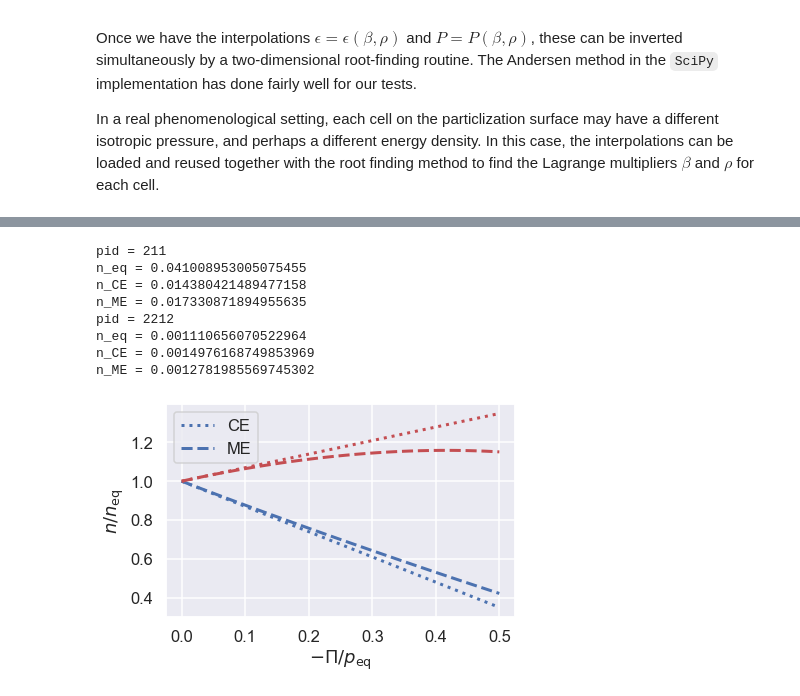
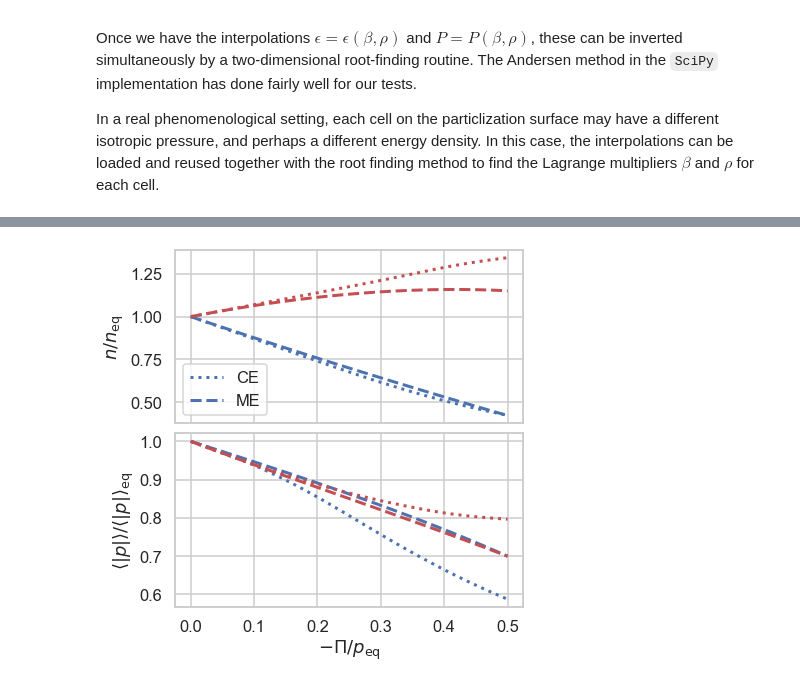
Before and after one commit to derekeverett/max_entropy_match, a Jupyter notebook: Solving_Energy_Pressure.ipynb, the cells around one changed output, grey strips where cells are left out. Saved outputs shown, nothing was run; the diff lists cells and outputs as text; code cells hidden in the pictures.

```diff
--- a/Solving_Energy_Pressure.ipynb
+++ b/Solving_Energy_Pressure.ipynb
@@ -26,6 +26,7 @@ import numpy as np
 import dill
 import pandas as pd
 sns.set()
+sns.set_style('whitegrid')
 sns.set_context('talk')
 # %% [markdown]
 ## The cell below constructs the grid of energy density and pressure
@@ -395,26 +437,3 @@ plt.show()
-# %%
-for ipid, pid in enumerate(pid_plot):
-    m  = species_dict[pid]['mass']
-    sign  = species_dict[pid]['sign']
-    degen = species_dict[pid]['degen']
-
-    n_eq0 = n(beta_sw, 0., m, sign)
-    n_ME0 = n(beta_soln, rho_soln, m, sign)
-    n_CE0 = n_CE(beta_sw, bulk_Pi_sw, beta_Pi0, F0, m, sign)
-
-    print("pid = " + str(pid))
-    print("n_eq = " + str(n_eq0))
-    print("n_CE = " + str(n_CE0))
-    print("n_ME = " + str(n_ME0))
-# %% [output]
-pid = 211
-n_eq = 0.041008953005075455
-n_CE = 0.014380421489477158
-n_ME = 0.017330871894955635
-pid = 2212
-n_eq = 0.001110656070522964
-n_CE = 0.0014976168749853969
-n_ME = 0.0012781985569745302
 # %%
 #let's compute the particle densities as a function of bulk pressure
 first_guess = [7.0, 0.]
@@ -423,6 +442,8 @@ guess = first_guess
 n_CE_ratio = {}
 n_ME_ratio = {}
 
+mean_p_ME_ratio = {}
+mean_p_CE_ratio = {}
 
 R_Pi_grid = np.linspace(0., 0.5, 50)
 
@@ -431,9 +452,17 @@ for ipid, pid in enumerate(pid_plot):
     sign  = species_dict[pid]['sign']
     degen = species_dict[pid]['degen']
 
-    n_eq_arr = []
+    #densities
     n_CE_arr = []
     n_ME_arr = []
+    #mean |p|
+    mean_p_ME_arr = []
+    mean_p_CE_arr = []
+
+    n_eq0 = n(beta_sw, 0., m, sign)
+    mean_p_eq0 = mean_p(beta_sw, 0., m, sign)
+    c_eq = mean_p_eq0 / n_eq0 # has units of GeV, but is this really what we want to plot???
+
     for R_Pi_inv in R_Pi_grid:
         bulk_Pi_sw = -R_Pi_inv * p_sw
         P0_sw = p_sw + bulk_Pi_sw
@@ -443,29 +472,46 @@ for ipid, pid in enumerate(pid_plot):
         #update guess for next step
         guess = [beta_soln, rho_soln]
 
-        n_eq0 = n(beta_sw, 0., m, sign)
         n_ME_arr.append( n(beta_soln, rho_soln, m, sign) / n_eq0 )
         n_CE_arr.append( n_CE(beta_sw, bulk_Pi_sw, beta_Pi0, F0, m, sign) / n_eq0 )
 
+        c_ME = mean_p(beta_soln, rho_soln, m, sign) / n(beta_soln, rho_soln, m, sign)
+        c_CE = mean_p_CE(beta_sw, bulk_Pi_sw, beta_Pi0, F0, m, sign) / n_CE(beta_sw, bulk_Pi_sw, beta_Pi0, F0, m, sign)
+
+        mean_p_ME_arr.append( c_ME / c_eq )
+        mean_p_CE_arr.append( c_CE / c_eq )
+
     n_CE_ratio[pid] = n_CE_arr
     n_ME_ratio[pid] = n_ME_arr
+
+    mean_p_CE_ratio[pid] = mean_p_CE_arr
+    mean_p_ME_ratio[pid] = mean_p_ME_arr
 # %%
+fig, axes = plt.subplots(2, 1, figsize=(6, 6), sharex=True)
+
 for ipid, pid in enumerate(pid_plot):
     if ipid == 0:
         label_CE = 'CE'
         label_ME = 'ME'
     else:
         label_CE = label_ME = None
-    plt.plot(R_Pi_grid, n_CE_ratio[pid], color=pid_color[pid], ls=':',
+    axes[0].plot(R_Pi_grid, n_CE_ratio[pid], color=pid_color[pid], ls=':',
              lw=3, label=label_CE)
-    plt.plot(R_Pi_grid, n_ME_ratio[pid], color=pid_color[pid], ls='--',
+    axes[0].plot(R_Pi_grid, n_ME_ratio[pid], color=pid_color[pid], ls='--',
              lw=3, label=label_ME)
 
-plt.ylabel(r'$n / n_{\rm eq}$')
-plt.xlabel(r'$-\Pi / p_{\rm eq}$')
-plt.legend()
+    axes[1].plot(R_Pi_grid, mean_p_CE_ratio[pid], color=pid_color[pid], ls=':',
+             lw=3, label=label_CE)
+    axes[1].plot(R_Pi_grid, mean_p_ME_ratio[pid], color=pid_color[pid], ls='--',
+             lw=3, label=label_ME)
+
+axes[0].set_ylabel(r'$n / n_{\rm eq}$')
+axes[1].set_ylabel(r'$\langle |p| \rangle / \langle |p| \rangle_{\rm eq}$')
+
+axes[1].set_xlabel(r'$-\Pi / p_{\rm eq}$')
+axes[0].legend()
 plt.tight_layout(True)
-plt.savefig('plots/densities.png', dpi=400)
+plt.savefig('plots/densities_mean_p.png', dpi=400)
 plt.show()
 # %% [output]
-[figure, old version]
+[figure, new version]
```
Also changed, not shown: parts of 16 cells of this notebook.
